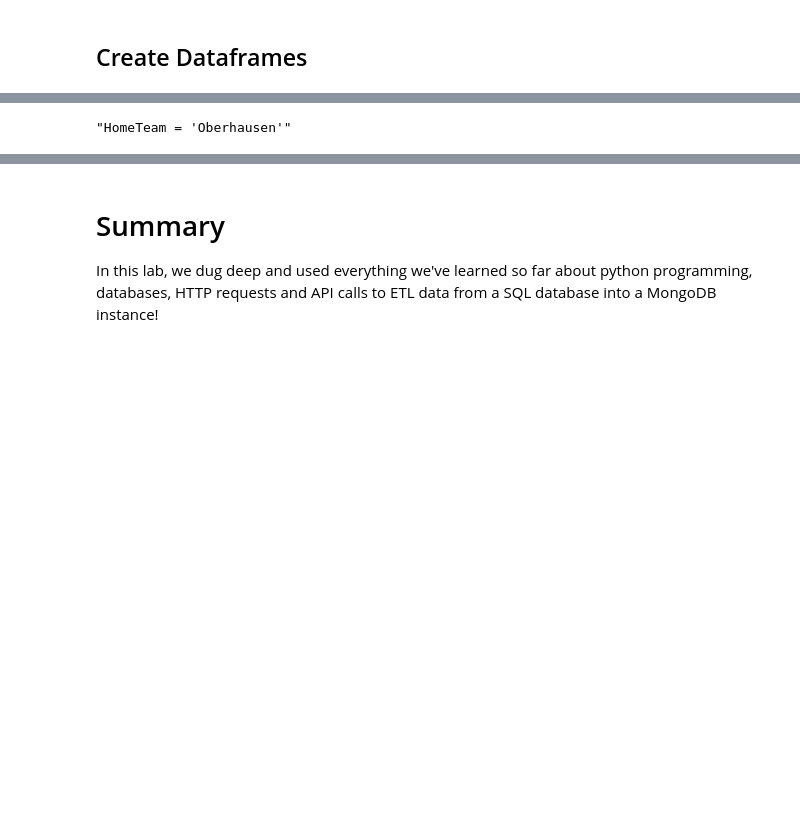
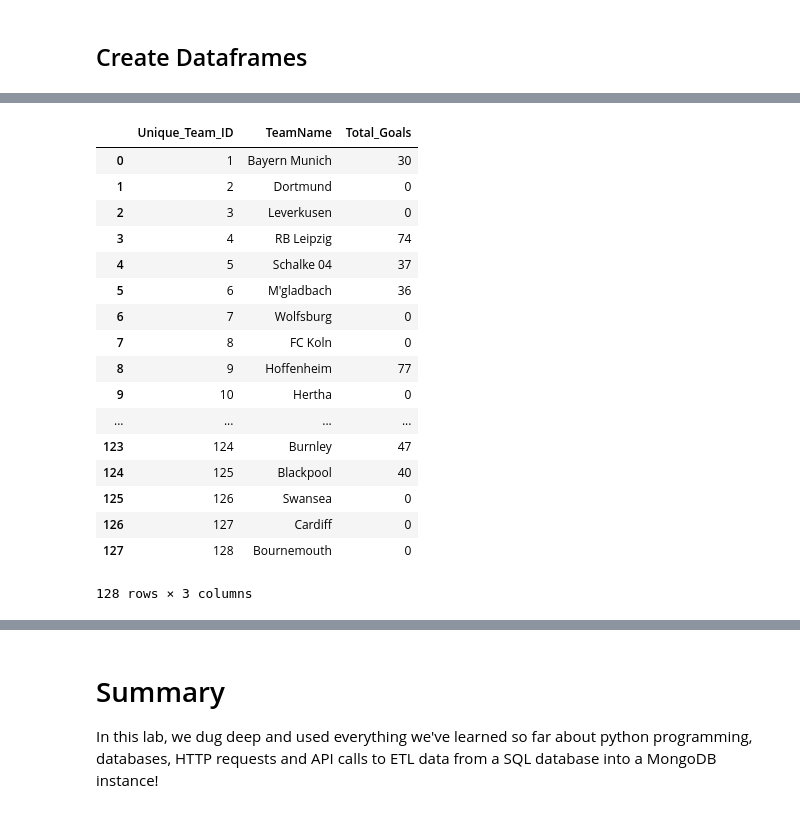
Before and after one commit to tinaprisma/dsc-mod-2-lab-online-ds-sp-000, a Jupyter notebook: index.ipynb, the cells around one changed output, grey strips where cells are left out. Saved outputs shown, nothing was run; the diff lists cells and outputs as text; code cells hidden in the pictures; blank space fills up the shorter version.

```diff
--- a/index.ipynb
+++ b/index.ipynb
@@ -151,9 +163,19 @@ teamNames_list = list(teams_df.TeamName.sort_values())
 # %%
-team_dict = {}
-for index, teamName in enumerate(teamNames_list):
-    team_dict['teamName'] = teamName
-    team_string = str(teamName)
-    home_goals = cur.execute("SELECT sum(FTHG) as total_home_goals FROM Matches WHERE HomeTeam={}".format(teamName)).fetchall()
-    away_goals = cur.execute("SELECT sum(FTAG) as total_home_goals FROM Matches WHERE AwayTeam={}".format(teamName)).fetchall()
-    team_dict['totalGoals'] = home_goals + away_goals
+# extract goals
+goals = []
+
+for teamName in team_names:
+    home_goals = cur.execute('SELECT sum(FTHG) as total_home_goals FROM Matches WHERE (Season=2011 AND HomeTeam="{}")'.format(teamName)).fetchall()
+    away_goals = cur.execute('SELECT sum(FTAG) as total_home_goals FROM Matches WHERE (Season=2011 AND AwayTeam="{}")'.format(teamName)).fetchall()
+    print(home_goals)
+    print(away_goals)
+    hgoals = home_goals[0][0]
+    agoals = away_goals[0][0]
+    if hgoals != None:
+        goals.append(int(hgoals+agoals))
+    else:
+        if agoals != None:
+            goals.append(agoals)
+        else:
+            goals.append(0)
 # %% [output]
@@ -161,4 +199,23 @@ OperationalError: no such column: Aachen
-# %%
-"HomeTeam = {}".format("'Oberhausen'")
-# %% [output]
-"HomeTeam = 'Oberhausen'"
+# %%
+# store in dataframe
+teams_df['Total_Goals'] = goals
+teams_df
+# %% [output]
+|  | Unique_Team_ID | TeamName | Total_Goals |
+| 0 | 1 | Bayern Munich | 30 |
+| 1 | 2 | Dortmund | 0 |
+| 2 | 3 | Leverkusen | 0 |
+| 3 | 4 | RB Leipzig | 74 |
+| 4 | 5 | Schalke 04 | 37 |
+| 5 | 6 | M'gladbach | 36 |
+| 6 | 7 | Wolfsburg | 0 |
+| 7 | 8 | FC Koln | 0 |
+| 8 | 9 | Hoffenheim | 77 |
+| 9 | 10 | Hertha | 0 |
+| ... | ... | ... | ... |
+| 123 | 124 | Burnley | 47 |
+| 124 | 125 | Blackpool | 40 |
+| 125 | 126 | Swansea | 0 |
+| 126 | 127 | Cardiff | 0 |
+| 127 | 128 | Bournemouth | 0 |
+128 rows × 3 columns
```
Also changed, not shown: parts of 15 cells of this notebook.
